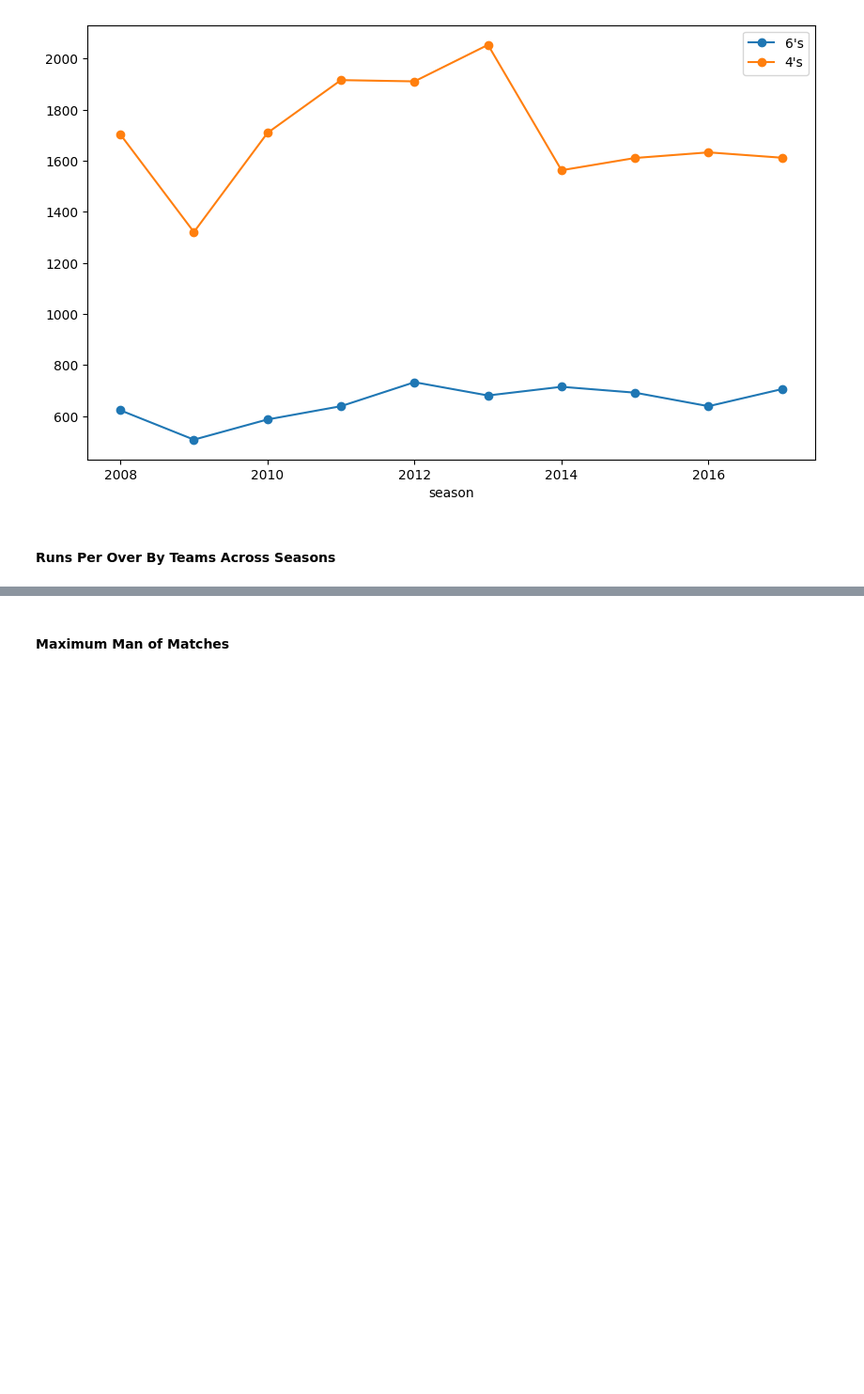
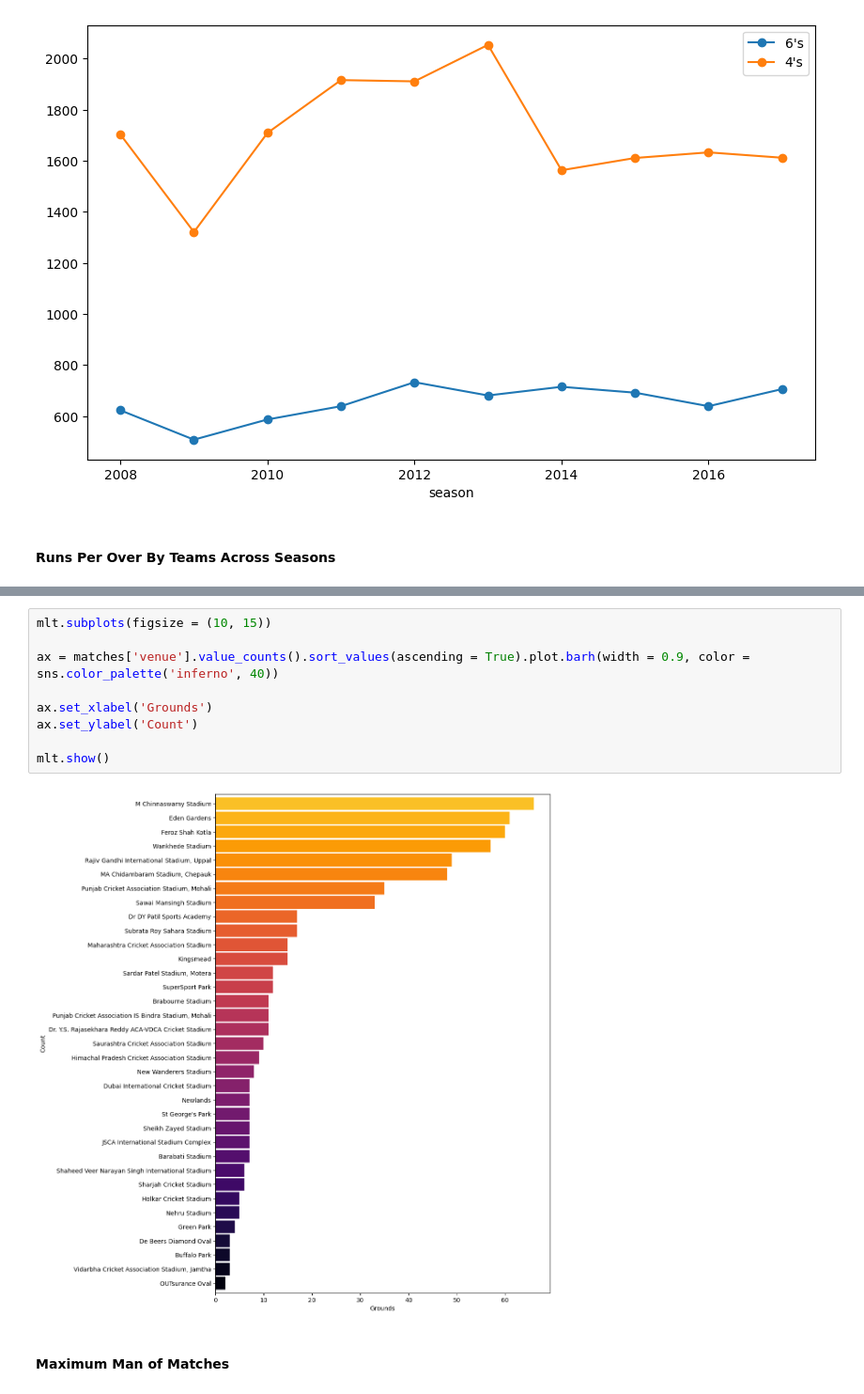
Before and after one commit to DataSphereX/Python_FAI, a Jupyter notebook: IPL_Match_Student.ipynb, the cells around one changed output, grey strips where cells are left out. Shown: that part at 94% size. Drawn from its saved outputs; the diff is of its cells as text; blank space fills up the shorter version.

```diff
--- a/IPL_Match_Student.ipynb
+++ b/IPL_Match_Student.ipynb
@@ -388,2 +395,13 @@ plt.show()
+# %%
+mlt.subplots(figsize = (10, 15))
+
+ax = matches['venue'].value_counts().sort_values(ascending = True).plot.barh(width = 0.9, color = sns.color_palette('inferno', 40))
+
+ax.set_xlabel('Grounds')
+ax.set_ylabel('Count')
+
+mlt.show()
+# %% [output]
+[figure, added]
 # %% [markdown]
 #### Maximum Man of Matches
```
Also changed, not shown: parts of 18 cells of this notebook.
